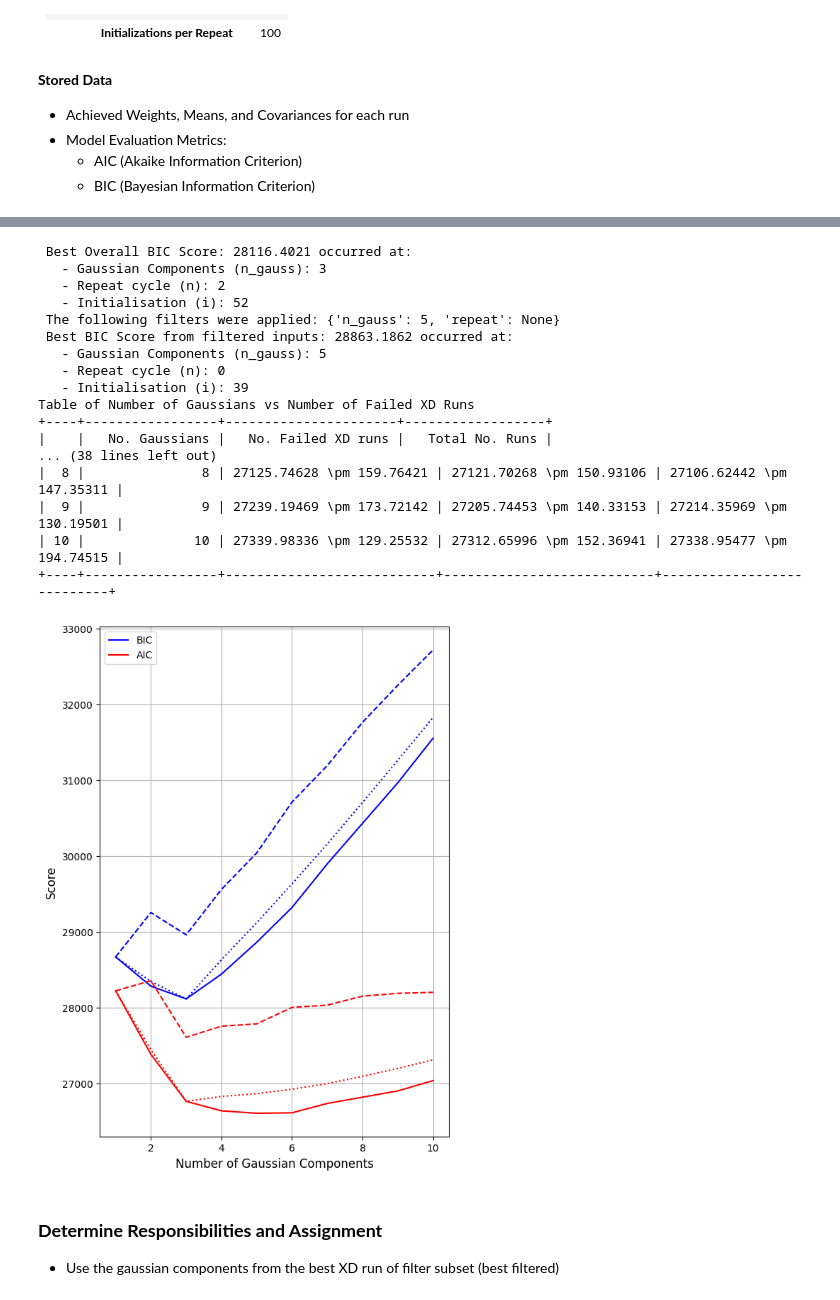
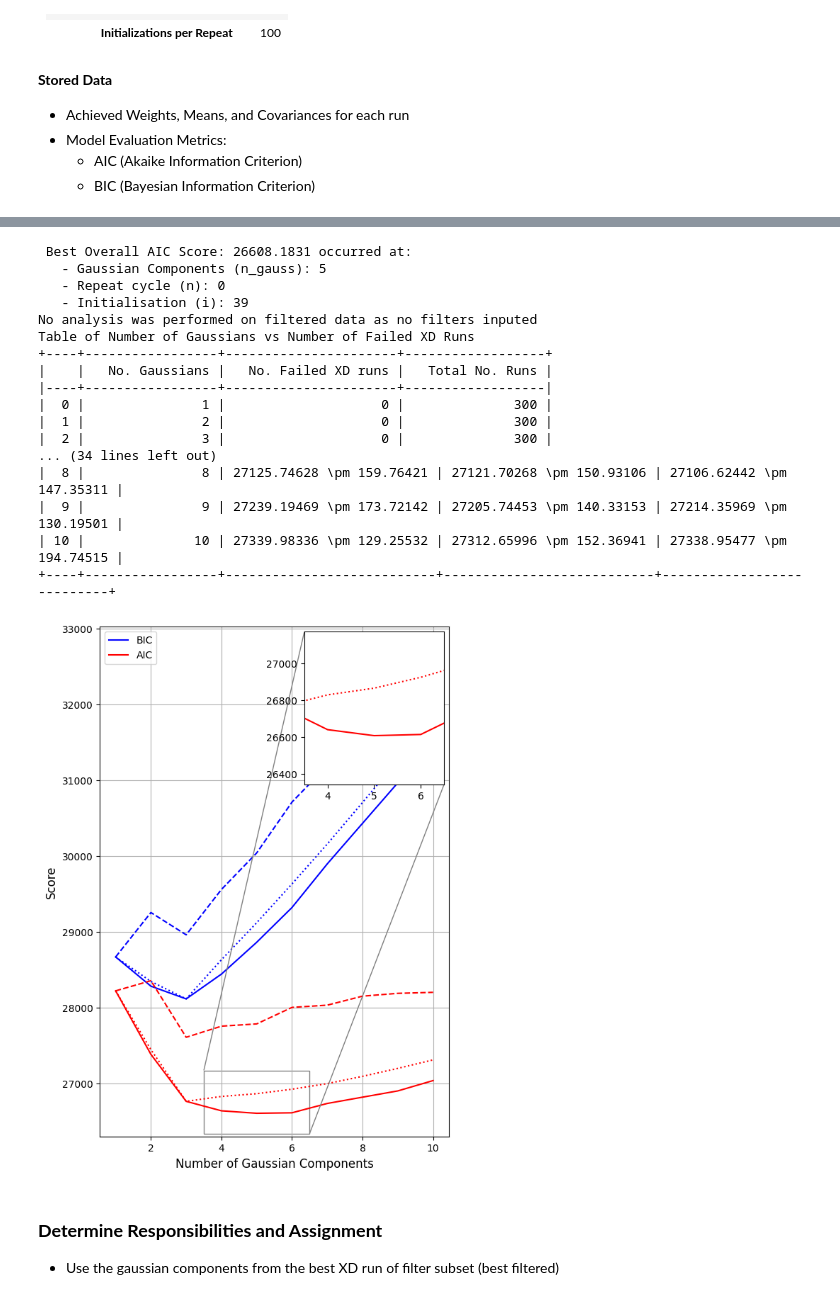
Before and after one commit to JacobTutt/Galactic_Evol_Clustering, a Jupyter notebook: 2_galah_scaled_pipeline.ipynb, the cells around one changed output, grey strips where cells are left out. Drawn from its saved outputs; the diff is of its cells as text; code cells hidden in the pictures.

Commit message:
AIC optimisation on Galah

```diff
--- a/2_galah_scaled_pipeline.ipynb
+++ b/2_galah_scaled_pipeline.ipynb
@@ -65,26 +65,26 @@ if rerun_XD:
 | **Saves**                       | Gaussian Weights, Means, and Covariances |
 | **Records**                     | Corresponding BIC score |
 # %%
-galah_pipeline.compare_XD(opt_metric = 'BIC', n_gauss_filter = 5, repeat_no_filter = None, save_path='XD_Results/Galah/gallah_XD_2_3_23.pkl')
+galah_pipeline.compare_XD(opt_metric = 'AIC', n_gauss_filter = None, repeat_no_filter = None, save_path='XD_Results/Galah/gallah_XD_2_3_23.pkl', zoom_in=[4,5,6])
 # %% [output]
- Best Overall BIC Score: 28116.4021 occurred at:
-   - Gaussian Components (n_gauss): 3
-   - Repeat cycle (n): 2
-   - Initialisation (i): 52
- The following filters were applied: {'n_gauss': 5, 'repeat': None}
- Best BIC Score from filtered inputs: 28863.1862 occurred at:
+ Best Overall AIC Score: 26608.1831 occurred at:
    - Gaussian Components (n_gauss): 5
    - Repeat cycle (n): 0
    - Initialisation (i): 39
+No analysis was performed on filtered data as no filters inputed
 Table of Number of Gaussians vs Number of Failed XD Runs
 +----+-----------------+----------------------+------------------+
 |    |   No. Gaussians |   No. Failed XD runs |   Total No. Runs |
-... (38 lines left out)
+|----+-----------------+----------------------+------------------|
+|  0 |               1 |                    0 |              300 |
+|  1 |               2 |                    0 |              300 |
+|  2 |               3 |                    0 |              300 |
+... (34 lines left out)
 |  8 |               8 | 27125.74628 \pm 159.76421 | 27121.70268 \pm 150.93106 | 27106.62442 \pm 147.35311 |
 |  9 |               9 | 27239.19469 \pm 173.72142 | 27205.74453 \pm 140.33153 | 27214.35969 \pm 130.19501 |
 | 10 |              10 | 27339.98336 \pm 129.25532 | 27312.65996 \pm 152.36941 | 27338.95477 \pm 194.74515 |
 +----+-----------------+---------------------------+---------------------------+---------------------------+
-[figure, old version]
+[figure, new version]
 # %% [markdown]
 ### **Determine Responsibilities and Assignment**
 
```
Also changed, not shown: parts of 2 cells of this notebook, 4 other files.
